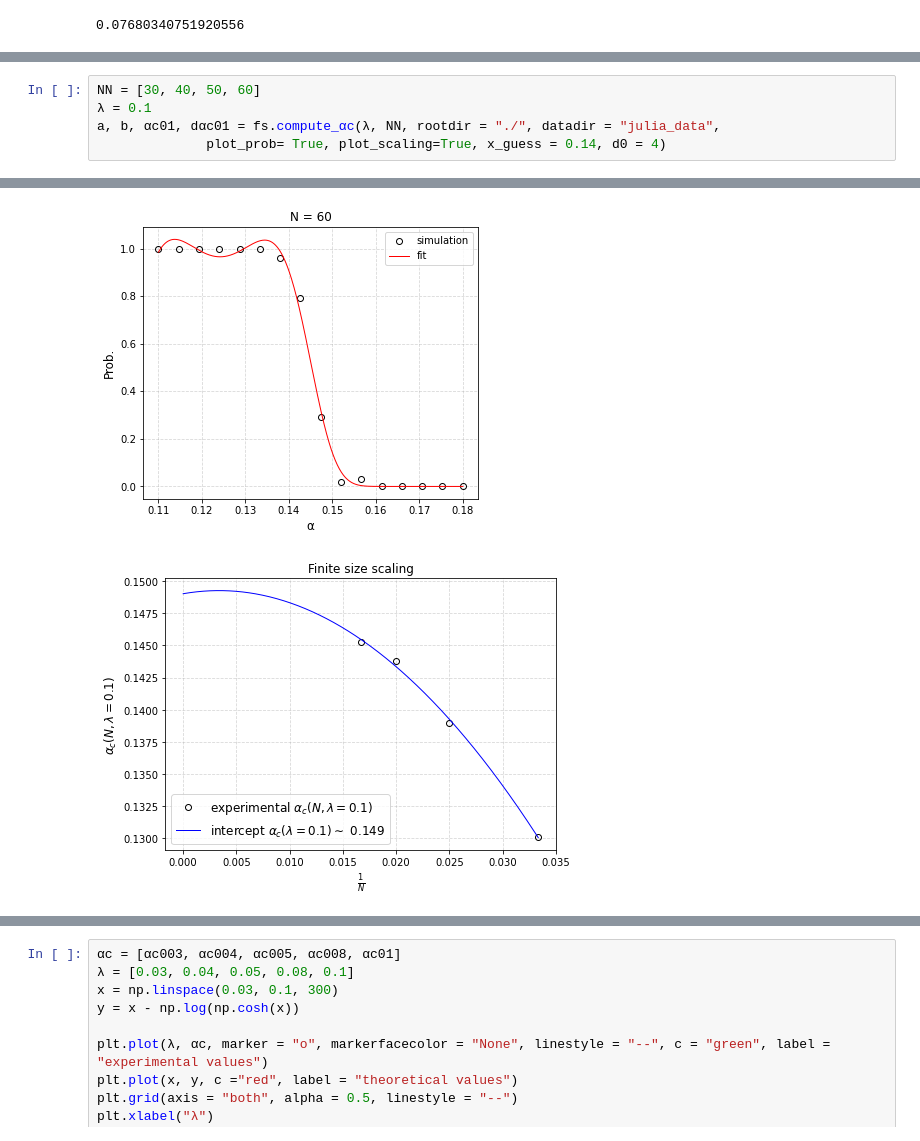
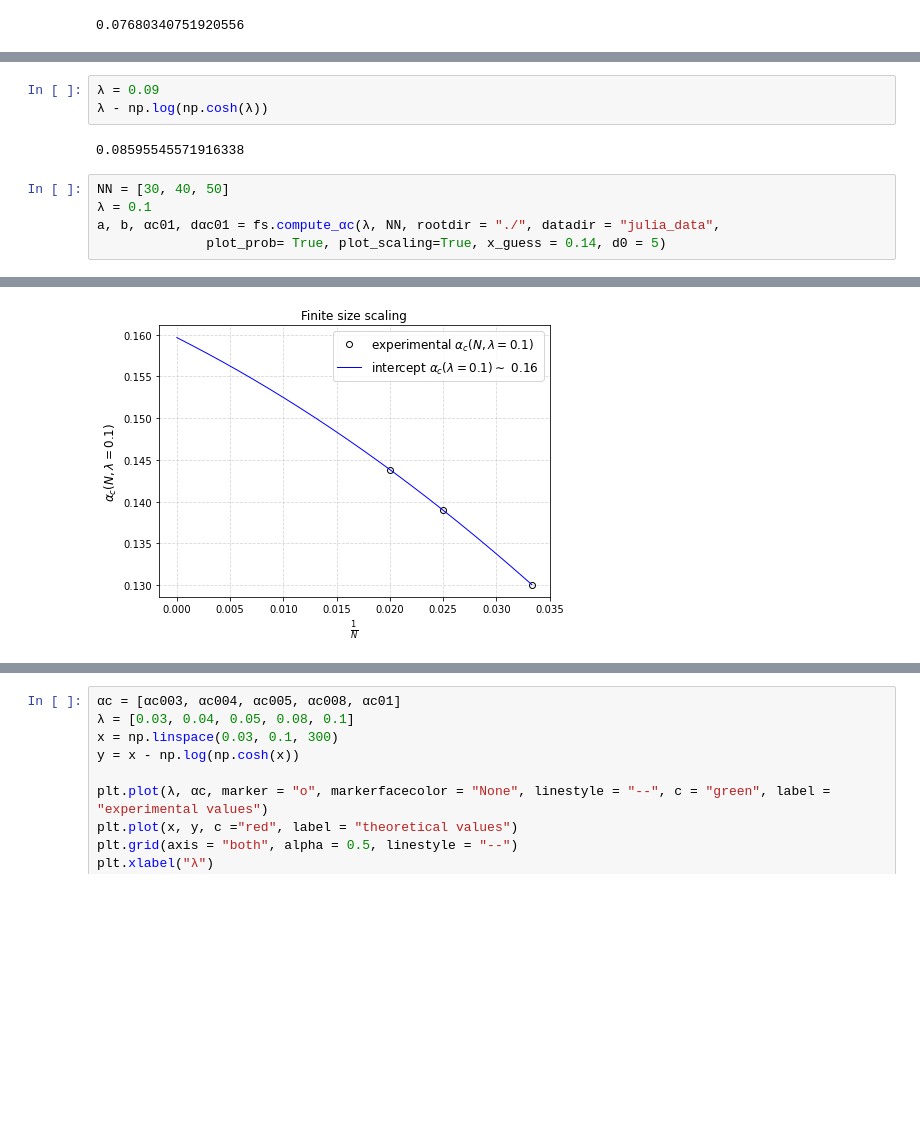
Before and after one commit to lorenzomancini1/Hopfield_Model, a Jupyter notebook: src/Modern Hopfield/binary/Phase_Diagram/notebooks/analysis_of_alpha_c.ipynb, the cells around one changed output, grey strips where cells are left out. Drawn from its saved outputs; the diff is of its cells as text; blank space fills up the shorter version.

```diff
--- a/src/Modern Hopfield/binary/Phase_Diagram/notebooks/analysis_of_alpha_c.ipynb
+++ b/src/Modern Hopfield/binary/Phase_Diagram/notebooks/analysis_of_alpha_c.ipynb
@@ -65,7 +103,12 @@ a, b, αc008, dαc008 = fs.compute_αc(λ, NN, rootdir = "./", datadir = "julia_
+# %%
+λ = 0.09
+λ - np.log(np.cosh(λ))
+# %% [output]
+0.08595545571916338
 # %%
-NN = [30, 40, 50, 60]
+NN = [30, 40, 50]
 λ = 0.1
 a, b, αc01, dαc01 = fs.compute_αc(λ, NN, rootdir = "./", datadir = "julia_data",
-              plot_prob= True, plot_scaling=True, x_guess = 0.14, d0 = 4)
+              plot_prob= True, plot_scaling=True, x_guess = 0.14, d0 = 5)
 # %% [output]
 [figure]
@@ -74,2 +117 @@ a, b, αc01, dαc01 = fs.compute_αc(λ, NN, rootdir = "./", datadir = "julia_da
-[figure, old version]
+[figure, new version]
-[figure, removed]
```
Also changed, not shown: parts of 13 cells of this notebook.
